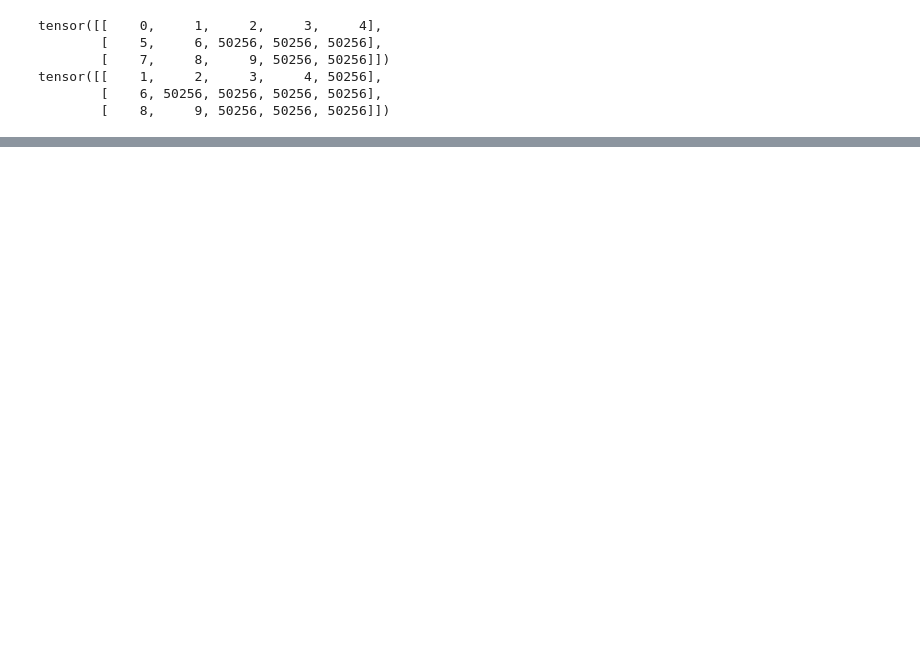
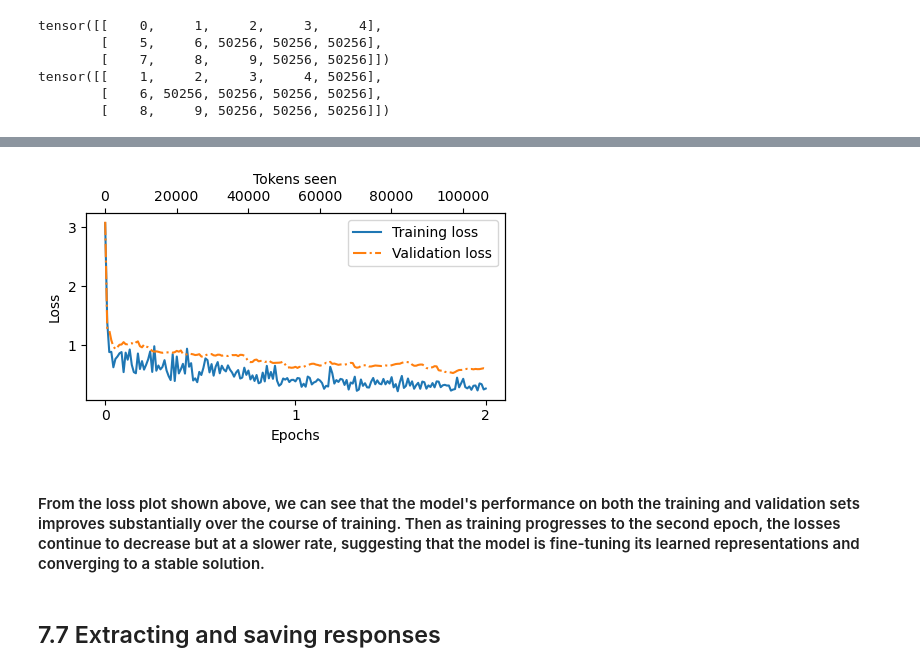
Before and after one commit to sdhaduk/LLM-From-Scratch, a Jupyter notebook: Chapter_7/Chapter_7.ipynb, the cells around one changed output, grey strips where cells are left out. Cells and saved outputs as stored; diff of their text form; code cells hidden in the pictures; blank space fills up the shorter version.

Commit message:
Finisihed chapter 7

```diff
--- a/Chapter_7/Chapter_7.ipynb
+++ b/Chapter_7/Chapter_7.ipynb
@@ -244,0 +349,3 @@ tensor([[    1,     2,     3,     4, 50256],
+# %%
+device = torch.device("mps" if torch.backends.mps.is_available() else "cpu")
+print("Device", device)
@@ -244,0 +354,3 @@ tensor([[    1,     2,     3,     4, 50256],
+# %%
+from functools import partial
+customized_collate_fn = partial(custom_collate_fn, device=device, allowed_max_length=1024)
@@ -244,0 +518,16 @@ tensor([[    1,     2,     3,     4, 50256],
+# %%
+from previous_chapters import train_model_simple
+import time
+
+start_time = time.time()
+torch.manual_seed(123)
+optimizer = torch.optim.AdamW(model.parameters(), lr=0.0000625, weight_decay=0.1)
+num_epochs = 2
+
+train_losses, val_losses, tokens_seen = train_model_simple(
+    model, train_loader, val_loader, optimizer, device, num_epochs=num_epochs, eval_freq=10, eval_iter=5, start_context=format_input(val_data[0]), tokenizer=tokenizer
+)
+
+end_time = time.time()
+execution_time_minutes = (end_time - start_time) / 60
+print(f"Training completed in {execution_time_minutes:.2f} minutes.")
@@ -244,0 +556,13 @@ tensor([[    1,     2,     3,     4, 50256],
+# %%
+from previous_chapters import plot_losses
+# Alternatively:
+# from llms_from_scratch.ch05 import plot_losses
+
+epochs_tensor = torch.linspace(0, num_epochs, len(train_losses))
+plot_losses(epochs_tensor, tokens_seen, train_losses, val_losses)
+# %% [output]
+[figure, added]
+# %% [markdown]
+#### From the loss plot shown above, we can see that the model's performance on both the training and validation sets improves substantially over the course of training. Then as training progresses to the second epoch, the losses continue to decrease but at a slower rate, suggesting that the model is fine-tuning its learned representations and converging to a stable solution.
+# %% [markdown]
+## 7.7 Extracting and saving responses
```
Also changed, not shown: parts of 55 cells of this notebook, 10 other files.
